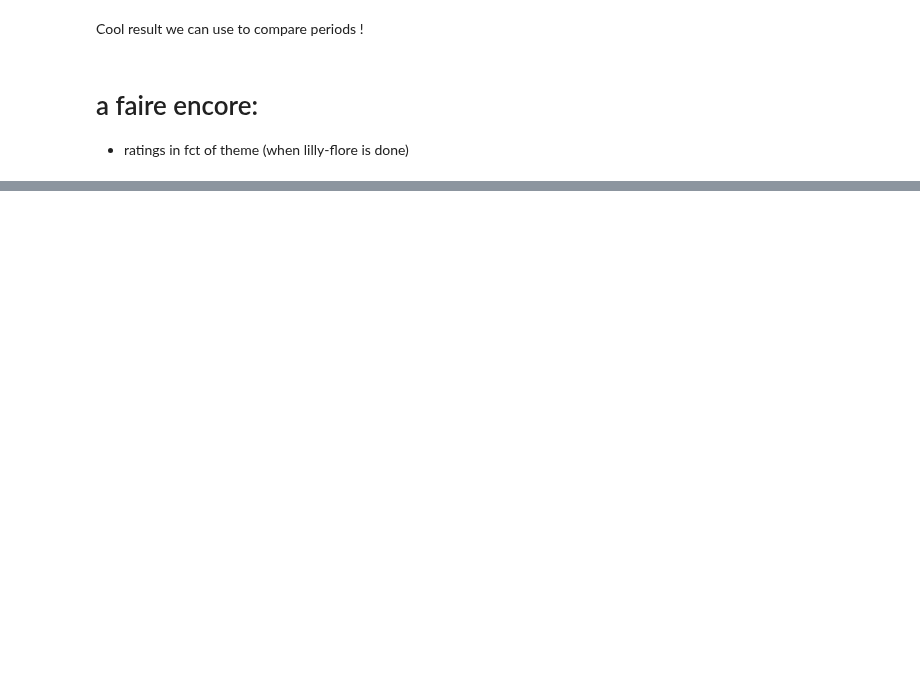
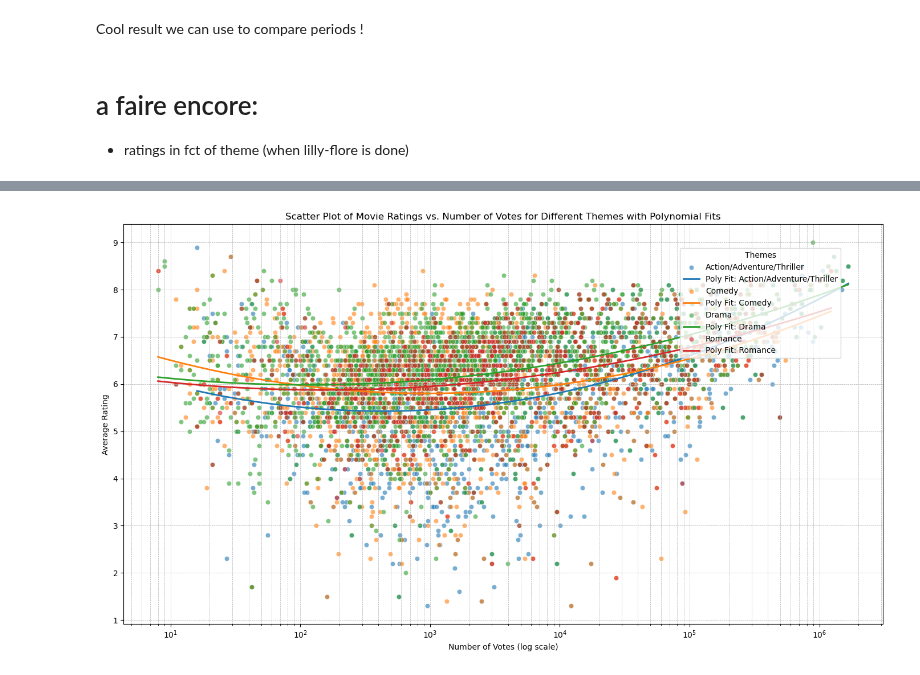
Before and after one commit to epfl-ada/ada-2024-project-metal2024, a Jupyter notebook: RatingAnalysis.ipynb, the cells around one changed output, grey strips where cells are left out. Drawn from its saved outputs; the diff is of its cells as text; code cells hidden in the pictures; blank space fills up the shorter version.

```diff
--- a/RatingAnalysis.ipynb
+++ b/RatingAnalysis.ipynb
@@ -388,0 +564,89 @@ Cool result we can use to compare periods !
+# %%
+import pandas as pd
+import numpy as np
+import seaborn as sns
+import matplotlib.pyplot as plt
+
+def plot_themes_with_fits(dataframe,ratio, themes_to_plot):
+    """
+    Plot a scatterplot of movie ratings vs. number of votes for specific themes,
+    with polynomial fits and a legend inside the plot.
+
+    Parameters:
+        dataframe (pd.DataFrame): The input dataframe containing movie data.
+        themes_to_plot (list): A list of themes to plot.
+
+    Returns:
+        None
+    """
+    # Sample a subset of data for better visualization (optional)
+    filtered_movies = dataframe.sample(frac=ratio, random_state=42)
+
+    # Create a color palette based on the unique themes
+    palette = sns.color_palette("tab10", n_colors=len(themes_to_plot))
+
+    # Explode the Themes column
+    filtered_movies = filtered_movies.explode('Themes')
+    plt.figure(figsize=(14, 8))
+
+    # Loop through each theme and plot points and polynomial fit
+    for i, theme in enumerate(themes_to_plot):
+        # Filter the data for the current theme
+        theme_data = filtered_movies[filtered_movies['Themes'] == theme]
+
+        # Drop invalid values
+        theme_data = theme_data.dropna(subset=['numVotes', 'averageRating'])
+        theme_data = theme_data[theme_data['numVotes'] > 0]  # Avoid log of non-positive values
+
+        # Plot the scatter points for the current theme
+        sns.scatterplot(
+            data=theme_data,
+            x='numVotes',
+            y='averageRating',
+            label=theme,
+            color=palette[i],
+            alpha=0.6
+        )
+
+        if len(theme_data) > 2:  # Ensure there are enough data points
+            # Log-transform 'numVotes' for better fitting in the log scale
+            x = np.log10(theme_data['numVotes'])
+            y = theme_data['averageRating']
+
+            try:
+                # Fit a degree-2 polynomial (quadratic)
+                coeffs = np.polyfit(x, y, deg=2)
+                poly = np.poly1d(coeffs)
+
+                # Generate smooth x values for the fitted curve
+                x_smooth = np.linspace(x.min(), x.max(), 500)
+                y_smooth = poly(x_smooth)
+
+                # Plot the polynomial curve
+                plt.plot(
+                    10**x_smooth,
+                    y_smooth,
+                    label=f'Poly Fit: {theme}',
+                    color=palette[i],
+                    linewidth=2
+                )
+            except np.linalg.LinAlgError:
+                print(f"Skipping theme {theme} due to numerical issues during fitting.")
+
+    # Set log scale for x-axis
+    plt.xscale('log')
+    plt.xlabel('Number of Votes (log scale)')
+    plt.ylabel('Average Rating')
+    plt.title('Scatter Plot of Movie Ratings vs. Number of Votes for Different Themes with Polynomial Fits')
+
+    # Add legend inside the plot
+    plt.legend(title='Themes', loc='upper right', bbox_to_anchor=(0.95, 0.95))
+    plt.grid(True, which="both", linestyle='--', linewidth=0.5)
+    plt.tight_layout()
+    plt.show()
+
+# Example usage:
+ratio = 0.2
+plot_themes_with_fits(movies_df_copy, ratio,['Action/Adventure/Thriller', 'Comedy', 'Drama', 'Romance'])
+# %% [output]
+[figure, added]
```
Also changed, not shown: parts of 10 cells of this notebook, 1 other file.
